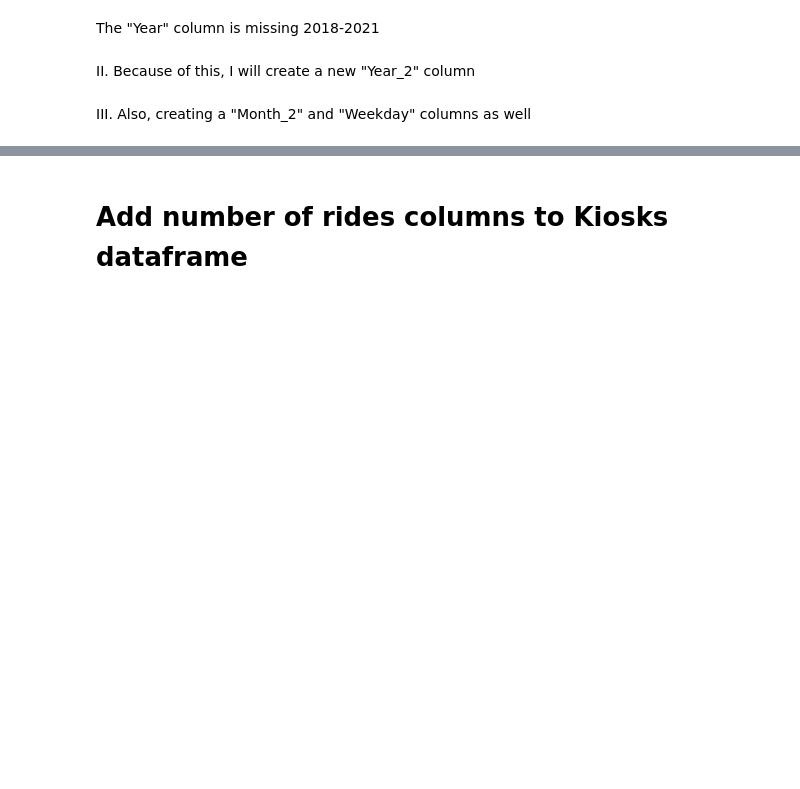
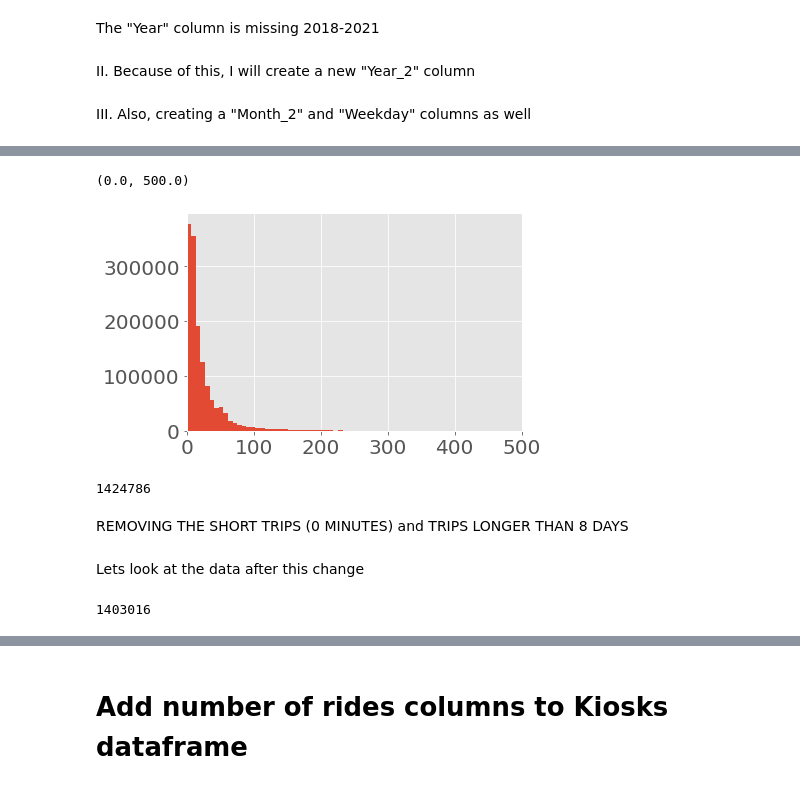
Before and after one commit to flyingcape/MetroBike, a Jupyter notebook: RawData_Clean_Organize.ipynb, the cells around one changed output, grey strips where cells are left out. Saved outputs shown, nothing was run; the diff lists cells and outputs as text; code cells hidden in the pictures; blank space fills up the shorter version.

```diff
--- a/RawData_Clean_Organize.ipynb
+++ b/RawData_Clean_Organize.ipynb
@@ -188,0 +183,12 @@ plt.scatter(trips['Trip_Distance_Miles'],
+# %%
+plt.hist(trips['Trip Duration Minutes'], bins = 5000)
+plt.xlim(0,500)
+# %% [output]
+(0.0, 500.0)
+[figure, added]
+# %%
+trips.shape[0]
+# %% [output]
+1424786
+# %% [markdown]
+REMOVING THE SHORT TRIPS (0 MINUTES) and TRIPS LONGER THAN 8 DAYS
@@ -188,0 +197,6 @@ plt.scatter(trips['Trip_Distance_Miles'],
+# %% [markdown]
+Lets look at the data after this change
+# %%
+trips.shape[0]
+# %% [output]
+1403016
```
Also changed, not shown: parts of 59 cells of this notebook, 1 other file.
